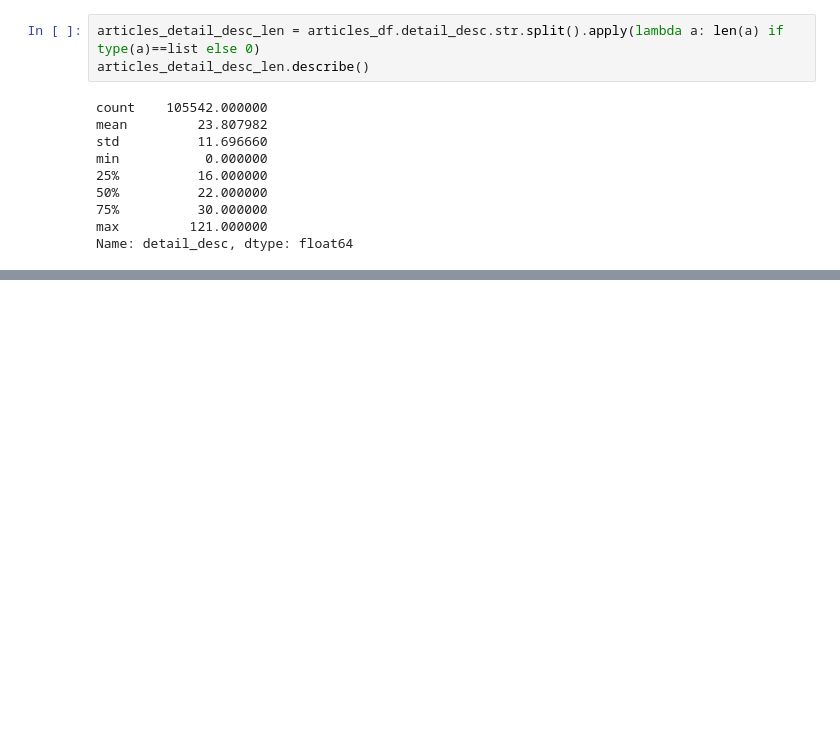
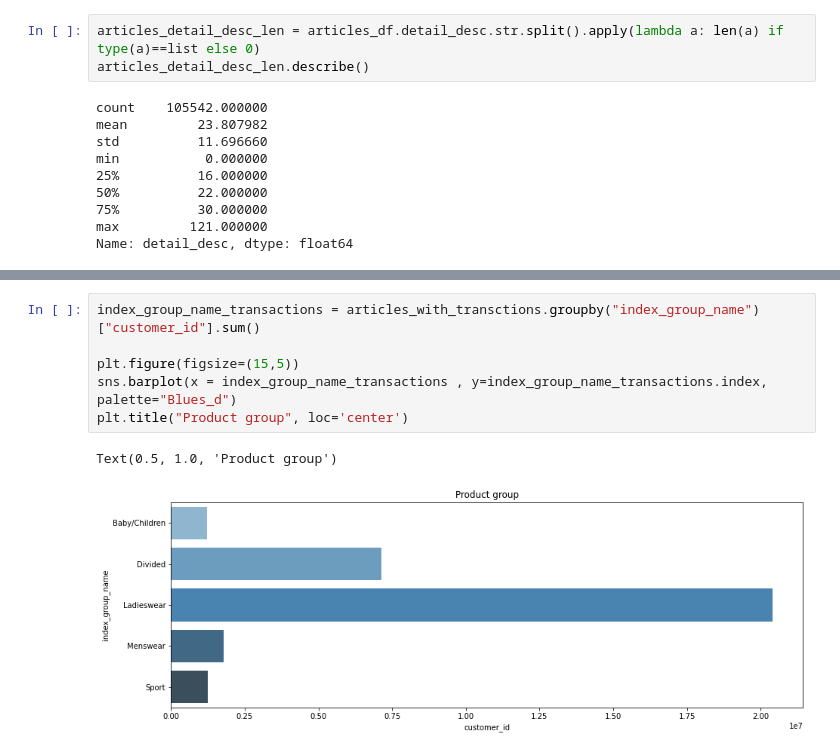
Before and after one commit to alex-prokudaylo/otus_education, a Jupyter notebook: h-m-recsys-eda.ipynb, the cells around one changed output, grey strips where cells are left out. Cells and saved outputs as stored; diff of their text form; blank space fills up the shorter version.

```diff
--- a/h-m-recsys-eda.ipynb
+++ b/h-m-recsys-eda.ipynb
@@ -313,0 +326,9 @@ articles_df[articles_detail_desc_len == 2]
+# %%
+index_group_name_transactions = articles_with_transctions.groupby("index_group_name")["customer_id"].sum()
+
+plt.figure(figsize=(15,5))
+sns.barplot(x = index_group_name_transactions , y=index_group_name_transactions.index, palette="Blues_d")
+plt.title("Product group", loc='center')
+# %% [output]
+Text(0.5, 1.0, 'Product group')
+[figure, added]
```
Also changed, not shown: parts of 8 cells of this notebook.
